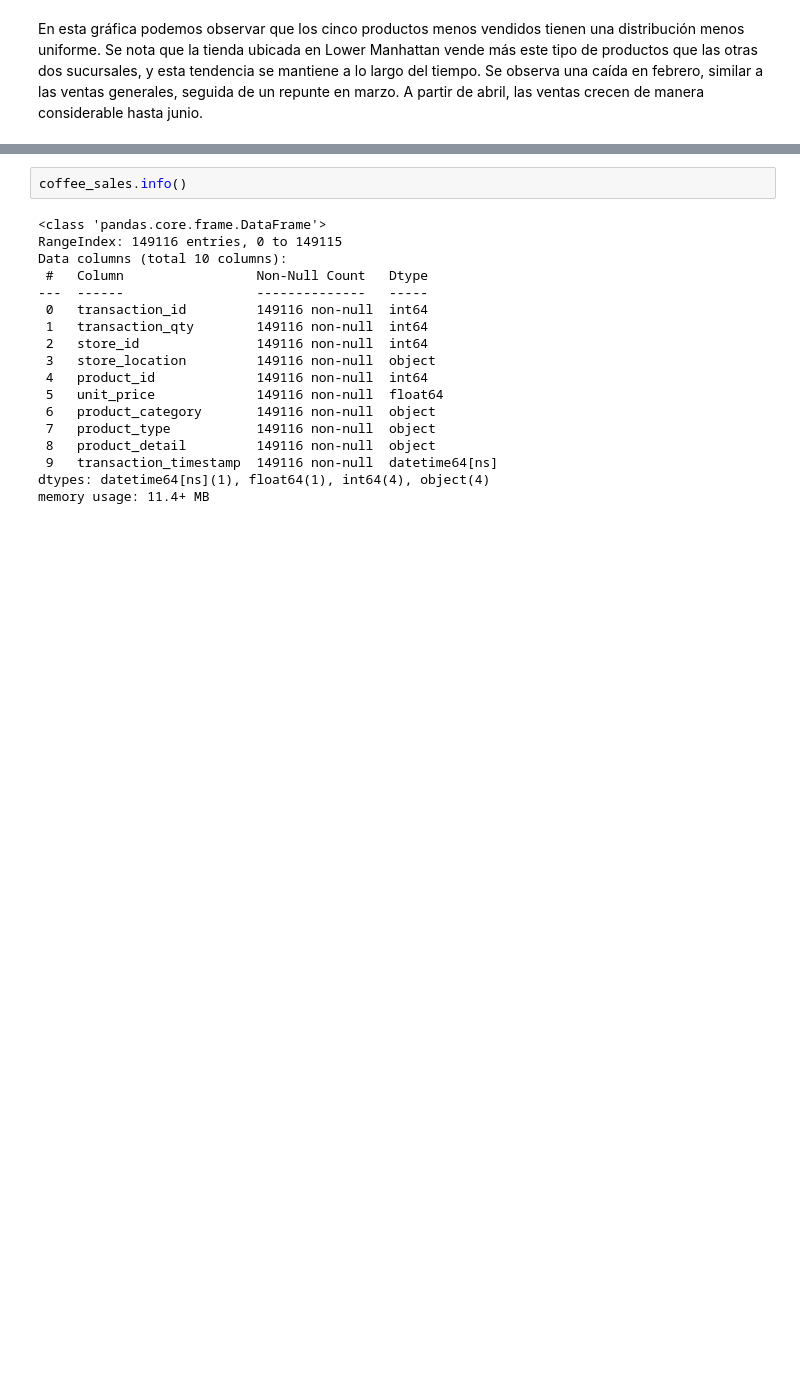
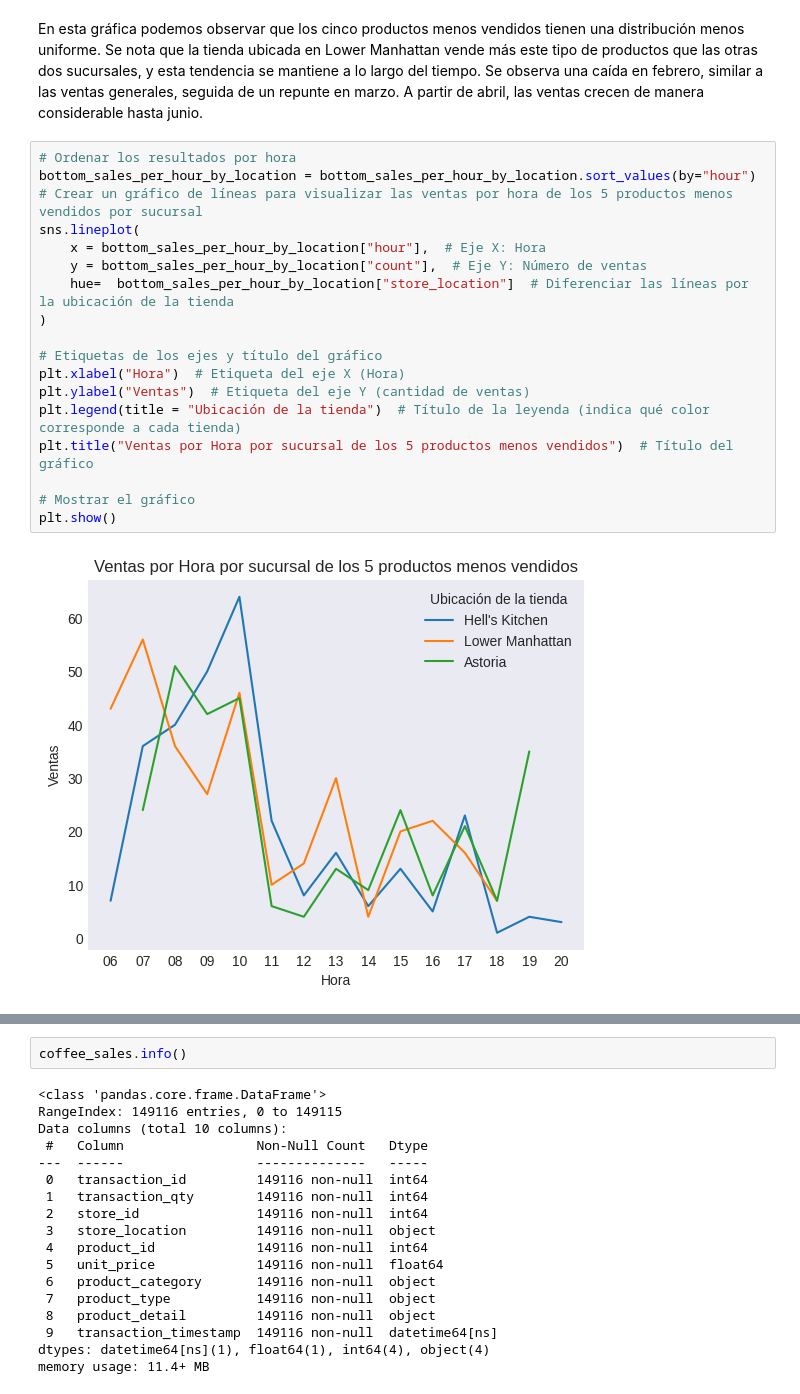
Before and after one commit to eddieisoffline/Portfolio-Data-Science, a Jupyter notebook: cafe/notebook/notebook.ipynb, the cells around one changed output, grey strips where cells are left out. Drawn from its saved outputs; the diff is of its cells as text; blank space fills up the shorter version.

Commit message:
update: Añade un orden por valores de hora y por recuento con menores ventas por sucursal

```diff
--- a/cafe/notebook/notebook.ipynb
+++ b/cafe/notebook/notebook.ipynb
@@ -1094,2 +1096,22 @@ plt.show()
 # %% [markdown]
 En esta gráfica podemos observar que los cinco productos menos vendidos tienen una distribución menos uniforme. Se nota que la tienda ubicada en Lower Manhattan vende más este tipo de productos que las otras dos sucursales, y esta tendencia se mantiene a lo largo del tiempo. Se observa una caída en febrero, similar a las ventas generales, seguida de un repunte en marzo. A partir de abril, las ventas crecen de manera considerable hasta junio.
+# %%
+# Ordenar los resultados por hora
+bottom_sales_per_hour_by_location = bottom_sales_per_hour_by_location.sort_values(by="hour")
+# Crear un gráfico de líneas para visualizar las ventas por hora de los 5 productos menos vendidos por sucursal
+sns.lineplot(
+    x = bottom_sales_per_hour_by_location["hour"],  # Eje X: Hora
+    y = bottom_sales_per_hour_by_location["count"],  # Eje Y: Número de ventas
+    hue=  bottom_sales_per_hour_by_location["store_location"]  # Diferenciar las líneas por la ubicación de la tienda
+)
+
+# Etiquetas de los ejes y título del gráfico
+plt.xlabel("Hora")  # Etiqueta del eje X (Hora)
+plt.ylabel("Ventas")  # Etiqueta del eje Y (cantidad de ventas)
+plt.legend(title = "Ubicación de la tienda")  # Título de la leyenda (indica qué color corresponde a cada tienda)
+plt.title("Ventas por Hora por sucursal de los 5 productos menos vendidos")  # Título del gráfico
+
+# Mostrar el gráfico
+plt.show()
+# %% [output]
+[figure, added]
```
Also changed, not shown: parts of 3 cells of this notebook.
